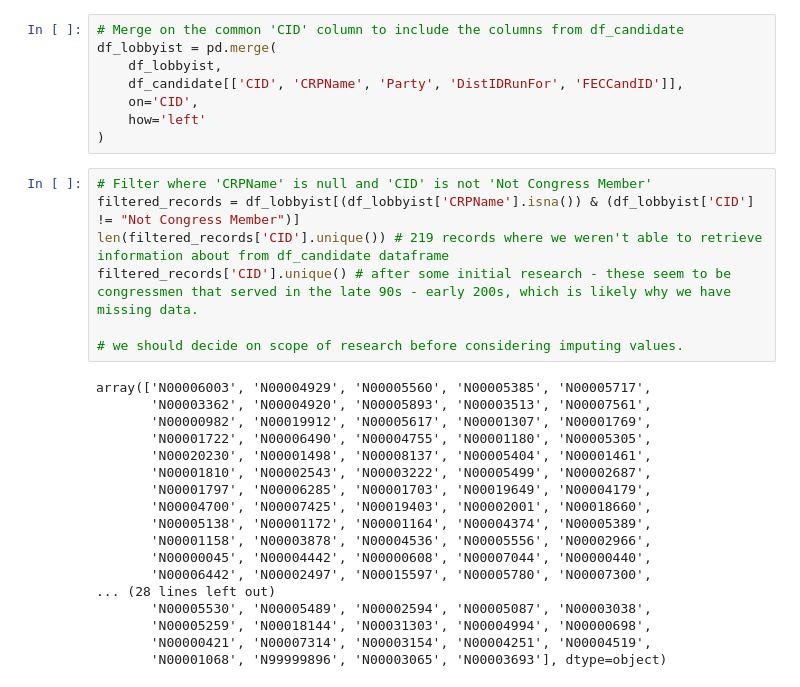
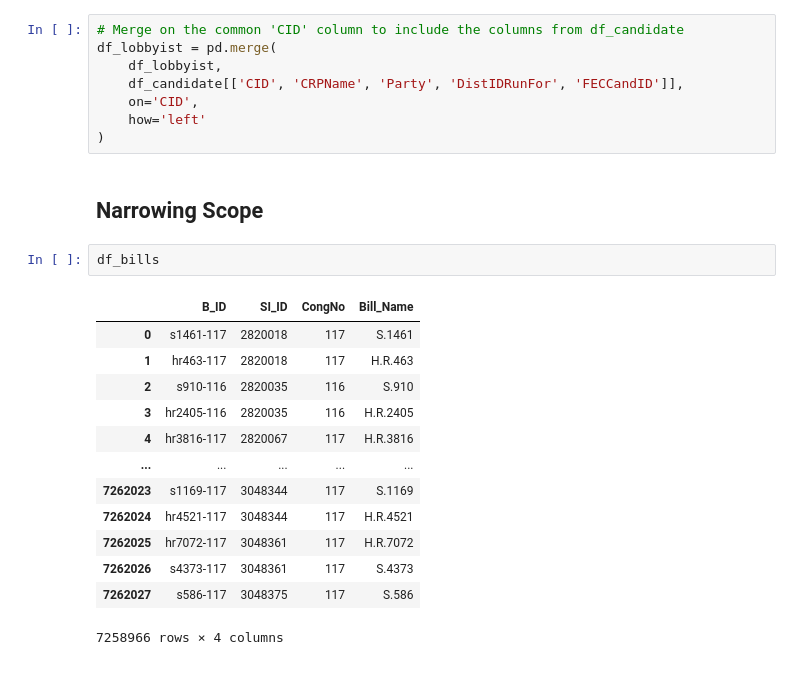
Before and after one commit to deerhjorth/master_thesis25, a Jupyter notebook: data_cleaning.ipynb, the cells around one changed output. Cells and saved outputs as stored; diff of their text form.

Commit message:
Narrowing scope

```diff
--- a/data_cleaning.ipynb
+++ b/data_cleaning.ipynb
@@ -425,28 +425,21 @@ df_lobbyist = pd.merge(
     on='CID',
     how='left'
 )
-# %%
-# Filter where 'CRPName' is null and 'CID' is not 'Not Congress Member'
-filtered_records = df_lobbyist[(df_lobbyist['CRPName'].isna()) & (df_lobbyist['CID'] != "Not Congress Member")]
-len(filtered_records['CID'].unique()) # 219 records where we weren't able to retrieve information about from df_candidate dataframe
-filtered_records['CID'].unique() # after some initial research - these seem to be congressmen that served in the late 90s - early 200s, which is likely why we have missing data.
-
-# we should decide on scope of research before considering imputing values.
-# %% [output]
-array(['N00006003', 'N00004929', 'N00005560', 'N00005385', 'N00005717',
-       'N00003362', 'N00004920', 'N00005893', 'N00003513', 'N00007561',
-       'N00000982', 'N00019912', 'N00005617', 'N00001307', 'N00001769',
-       'N00001722', 'N00006490', 'N00004755', 'N00001180', 'N00005305',
-       'N00020230', 'N00001498', 'N00008137', 'N00005404', 'N00001461',
-       'N00001810', 'N00002543', 'N00003222', 'N00005499', 'N00002687',
-       'N00001797', 'N00006285', 'N00001703', 'N00019649', 'N00004179',
-       'N00004700', 'N00007425', 'N00019403', 'N00002001', 'N00018660',
-       'N00005138', 'N00001172', 'N00001164', 'N00004374', 'N00005389',
-       'N00001158', 'N00003878', 'N00004536', 'N00005556', 'N00002966',
-       'N00000045', 'N00004442', 'N00000608', 'N00007044', 'N00000440',
-       'N00006442', 'N00002497', 'N00015597', 'N00005780', 'N00007300',
-... (28 lines left out)
-       'N00005530', 'N00005489', 'N00002594', 'N00005087', 'N00003038',
-       'N00005259', 'N00018144', 'N00031303', 'N00004994', 'N00000698',
-       'N00000421', 'N00007314', 'N00003154', 'N00004251', 'N00004519',
-       'N00001068', 'N99999896', 'N00003065', 'N00003693'], dtype=object)
+# %% [markdown]
+## Narrowing Scope
+# %%
+df_bills
+# %% [output]
+|  | B_ID | SI_ID | CongNo | Bill_Name |
+| 0 | s1461-117 | 2820018 | 117 | S.1461 |
+| 1 | hr463-117 | 2820018 | 117 | H.R.463 |
+| 2 | s910-116 | 2820035 | 116 | S.910 |
+| 3 | hr2405-116 | 2820035 | 116 | H.R.2405 |
+| 4 | hr3816-117 | 2820067 | 117 | H.R.3816 |
+| ... | ... | ... | ... | ... |
+| 7262023 | s1169-117 | 3048344 | 117 | S.1169 |
+| 7262024 | hr4521-117 | 3048344 | 117 | H.R.4521 |
+| 7262025 | hr7072-117 | 3048361 | 117 | H.R.7072 |
+| 7262026 | s4373-117 | 3048361 | 117 | S.4373 |
+| 7262027 | s586-117 | 3048375 | 117 | S.586 |
+7258966 rows × 4 columns
```
Also changed, not shown: parts of 4 cells of this notebook.
